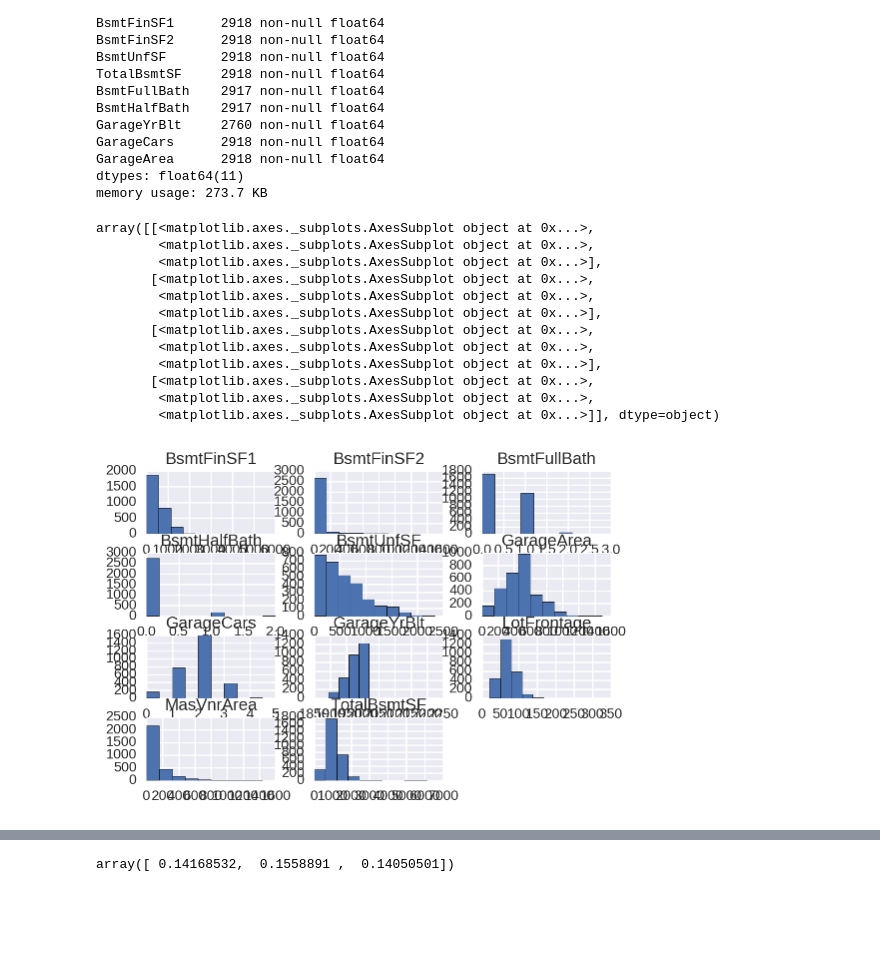
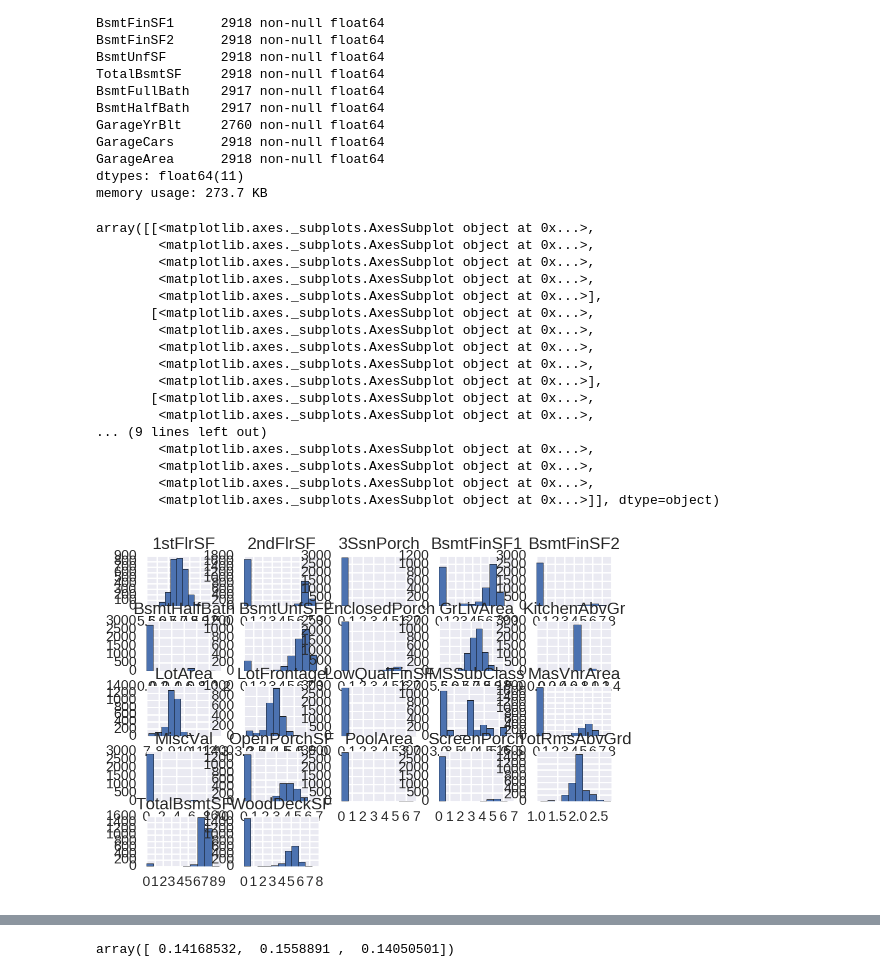
Before and after one commit to princewang1994/Kaggle, a Jupyter notebook: house_price/code/house_price.ipynb, the cells around one changed output, grey strips where cells are left out. Saved outputs shown, nothing was run; the diff lists cells and outputs as text; code cells hidden in the pictures; blank space fills up the shorter version.

```diff
--- a/house_price/code/house_price.ipynb
+++ b/house_price/code/house_price.ipynb
@@ -69,3 +75,10 @@ numFeat = concat.dtypes[concat.dtypes != object].index
 strFeat = concat.dtypes[concat.dtypes == object].index
 floatFeat = concat.dtypes[concat.dtypes == float].index
 concat[strFeat] = concat[strFeat].fillna('NA')
+# %%
+from scipy.stats import skew
+concat_skew = concat[numFeat].apply(lambda x : skew(x.dropna()))
+train_skew = train_df[numFeat].apply(lambda x : skew(x.dropna()))
+#pd.DataFrame([concat_skew, train_skew], index=['concat', 'train']).T.sort_values(by='concat', ascending=False)
+skew_feat = concat_skew[concat_skew > 0.75].index
+concat[skew_feat] = np.log1p(concat[skew_feat])
@@ -89,21 +110,26 @@ GarageArea      2918 non-null float64
 dtypes: float64(11)
 memory usage: 273.7 KB
 # %%
-concat[floatFeat].hist()
+concat[skew_feat].hist()
 # %% [output]
 array([[<matplotlib.axes._subplots.AxesSubplot object at 0x...>,
+        <matplotlib.axes._subplots.AxesSubplot object at 0x...>,
+        <matplotlib.axes._subplots.AxesSubplot object at 0x...>,
         <matplotlib.axes._subplots.AxesSubplot object at 0x...>,
         <matplotlib.axes._subplots.AxesSubplot object at 0x...>],
        [<matplotlib.axes._subplots.AxesSubplot object at 0x...>,
         <matplotlib.axes._subplots.AxesSubplot object at 0x...>,
-        <matplotlib.axes._subplots.AxesSubplot object at 0x...>],
-       [<matplotlib.axes._subplots.AxesSubplot object at 0x...>,
+        <matplotlib.axes._subplots.AxesSubplot object at 0x...>,
         <matplotlib.axes._subplots.AxesSubplot object at 0x...>,
         <matplotlib.axes._subplots.AxesSubplot object at 0x...>],
        [<matplotlib.axes._subplots.AxesSubplot object at 0x...>,
         <matplotlib.axes._subplots.AxesSubplot object at 0x...>,
+... (9 lines left out)
+        <matplotlib.axes._subplots.AxesSubplot object at 0x...>,
+        <matplotlib.axes._subplots.AxesSubplot object at 0x...>,
+        <matplotlib.axes._subplots.AxesSubplot object at 0x...>,
         <matplotlib.axes._subplots.AxesSubplot object at 0x...>]], dtype=object)
-[figure, old version]
+[figure, new version]
 # %%
 concat[floatFeat].fillna(concat[floatFeat].mean()).hist()
 # %% [output]
```
Also changed, not shown: parts of 44 cells of this notebook, 9 other files.
